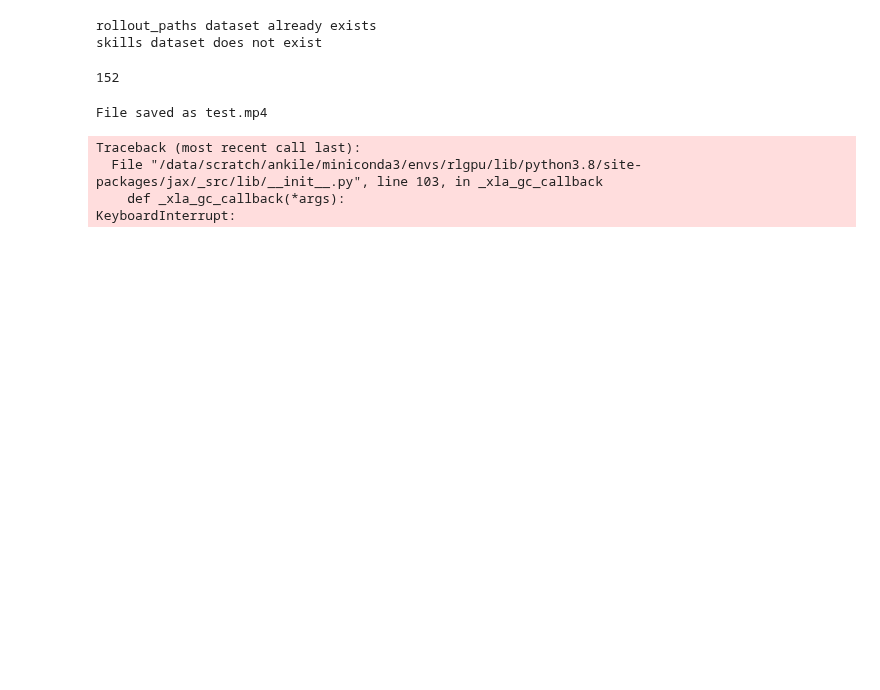
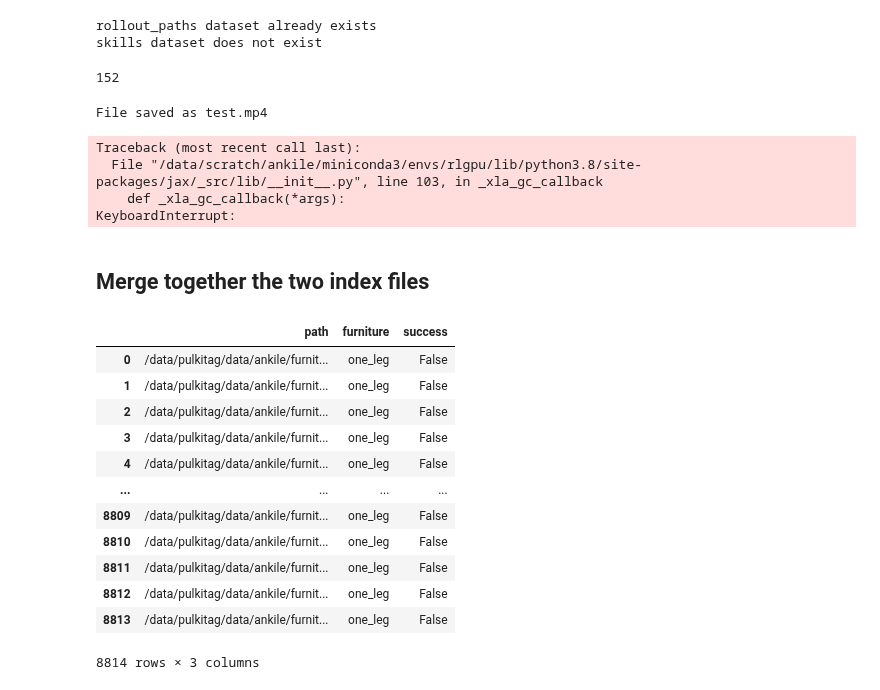
Before and after one commit to ankile/robust-rearrangement, a Jupyter notebook: notebooks/18_la_augment_demos_with_rollouts.ipynb, the cells around one changed output. Saved outputs shown, nothing was run; the diff lists cells and outputs as text; code cells hidden in the pictures; blank space fills up the shorter version.

```diff
--- a/notebooks/18_la_augment_demos_with_rollouts.ipynb
+++ b/notebooks/18_la_augment_demos_with_rollouts.ipynb
@@ -119,3 +119,22 @@ Traceback (most recent call last):
   File "/data/scratch/ankile/miniconda3/envs/rlgpu/lib/python3.8/site-packages/jax/_src/lib/__init__.py", line 103, in _xla_gc_callback
     def _xla_gc_callback(*args):
 KeyboardInterrupt:
+# %% [markdown]
+## Merge together the two index files
+# %%
+old_index = pd.read_csv("/data/pulkitag/data/ankile/furniture-data/data/raw/sim_rollouts/index.csv")
+old_index
+# %% [output]
+|  | path | furniture | success |
+| 0 | /data/pulkitag/data/ankile/furnit... | one_leg | False |
+| 1 | /data/pulkitag/data/ankile/furnit... | one_leg | False |
+| 2 | /data/pulkitag/data/ankile/furnit... | one_leg | False |
+| 3 | /data/pulkitag/data/ankile/furnit... | one_leg | False |
+| 4 | /data/pulkitag/data/ankile/furnit... | one_leg | False |
+| ... | ... | ... | ... |
+| 8809 | /data/pulkitag/data/ankile/furnit... | one_leg | False |
+| 8810 | /data/pulkitag/data/ankile/furnit... | one_leg | False |
+| 8811 | /data/pulkitag/data/ankile/furnit... | one_leg | False |
+| 8812 | /data/pulkitag/data/ankile/furnit... | one_leg | False |
+| 8813 | /data/pulkitag/data/ankile/furnit... | one_leg | False |
+8814 rows × 3 columns
```
Also changed, not shown: parts of 14 cells of this notebook, 1 other file.
